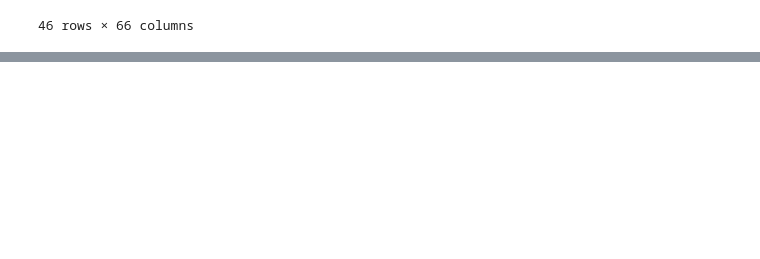
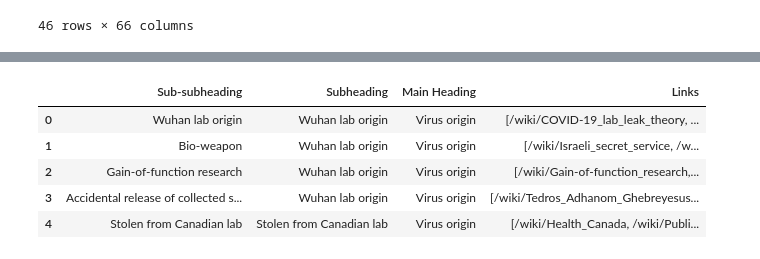
Before and after one commit to epfl-ada/ada-2023-project-thedogues1815, a Jupyter notebook: Data clustering.ipynb, the cells around one changed output, grey strips where cells are left out. Cells and saved outputs as stored; diff of their text form; code cells hidden in the pictures; blank space fills up the shorter version.

Commit message:
Clustering of wiki pages

```diff
--- a/Data clustering.ipynb
+++ b/Data clustering.ipynb
@@ -973,0 +980,88 @@ array(['prisoners', 'now', 'residents', 'possible', 'crime', 'wave'],
+# %%
+from bs4 import BeautifulSoup
+import requests
+import pandas as pd
+
+def scrape_wikipedia_sub_subheadings(article_title):
+    # Replace spaces with underscores for Wikipedia URL format
+    article_title_url = article_title.replace(' ', '_')
+
+    # Wikipedia base URL
+    base_url = 'https://en.wikipedia.org/wiki/'
+
+    # Full URL to scrape
+    full_url = base_url + article_title_url
+
+    # Send a GET request to the Wikipedia page
+    response = requests.get(full_url)
+
+    # Check if the page was retrieved successfully
+    if response.status_code == 200:
+        # Parse the content of the request with BeautifulSoup
+        soup = BeautifulSoup(response.content, 'html.parser')
+
+        # DataFrame to store the headings, subheadings, sub-subheadings, and links
+        headings_df = pd.DataFrame(columns=['Sub-subheading', 'Subheading', 'Main Heading', 'Links'])
+
+        # Initialize current headings
+        current_main_heading = None
+        current_sub_heading = None
+        current_sub_subheading = None
+        index = 0
+
+        # Iterate through all heading tags
+        for tag in soup.find_all(['h2', 'h3', 'h4', 'p', 'a']):
+            # Remove the '[edit]' part from the text
+            text = tag.get_text().replace('[edit]', '').strip()
+
+            # Determine tag type and process accordingly
+            if tag.name == 'h2':
+                current_main_heading = text
+            elif tag.name == 'h3':
+                current_sub_heading = text
+                # Reset sub-subheading when a new subheading is found
+                current_sub_subheading = None
+                # Add the subheading to the dataframe
+                headings_df.loc[index] = [text, current_sub_heading, current_main_heading, []]
+                index += 1
+                # headings_df = headings_df.append({
+                #     'Subheading': text,
+                #     'Main Heading': current_main_heading,
+                #     'Links': []
+                # }, ignore_index=True)
+            elif tag.name == 'h4':
+                current_sub_subheading = text
+                # Add the sub-subheading to the dataframe
+                headings_df.loc[index] = [text, current_sub_heading, current_main_heading, []]
+                index += 1
+                # headings_df = headings_df.append({
+                #     'Sub-subheading': text,
+                #     'Subheading': current_sub_heading,
+                #     'Main Heading': current_main_heading,
+                #     'Links': []
+                # }, ignore_index=True)
+            elif tag.name == 'a' and 'href' in tag.attrs:
+                # Check if the link is a valid article link
+                link = tag['href']
+                if link.startswith('/wiki/') and ':' not in link:
+                    # Add the link to the appropriate heading in the dataframe
+                    if current_sub_subheading:
+                        headings_df.loc[headings_df['Sub-subheading'] == current_sub_subheading, 'Links'].apply(lambda x: x.append(link))
+                    elif current_sub_heading:
+                        headings_df.loc[headings_df['Subheading'] == current_sub_heading, 'Links'].apply(lambda x: x.append(link))
+        return headings_df
+    else:
+        # Return an empty DataFrame if the page could not be retrieved
+        return pd.DataFrame()
+
+# Example usage
+article_title = "COVID-19 misinformation"
+headings_df = scrape_wikipedia_sub_subheadings(article_title)
+headings_df.head()  # Display the first few rows of the dataframe
+# %% [output]
+|  | Sub-subheading | Subheading | Main Heading | Links |
+| 0 | Wuhan lab origin | Wuhan lab origin | Virus origin | [/wiki/COVID-19_lab_leak_theory, ... |
+| 1 | Bio-weapon | Wuhan lab origin | Virus origin | [/wiki/Israeli_secret_service, /w... |
+| 2 | Gain-of-function research | Wuhan lab origin | Virus origin | [/wiki/Gain-of-function_research,... |
+| 3 | Accidental release of collected s... | Wuhan lab origin | Virus origin | [/wiki/Tedros_Adhanom_Ghebreyesus... |
+| 4 | Stolen from Canadian lab | Stolen from Canadian lab | Virus origin | [/wiki/Health_Canada, /wiki/Publi... |
```
Also changed, not shown: parts of 24 cells of this notebook, 2 other files.
